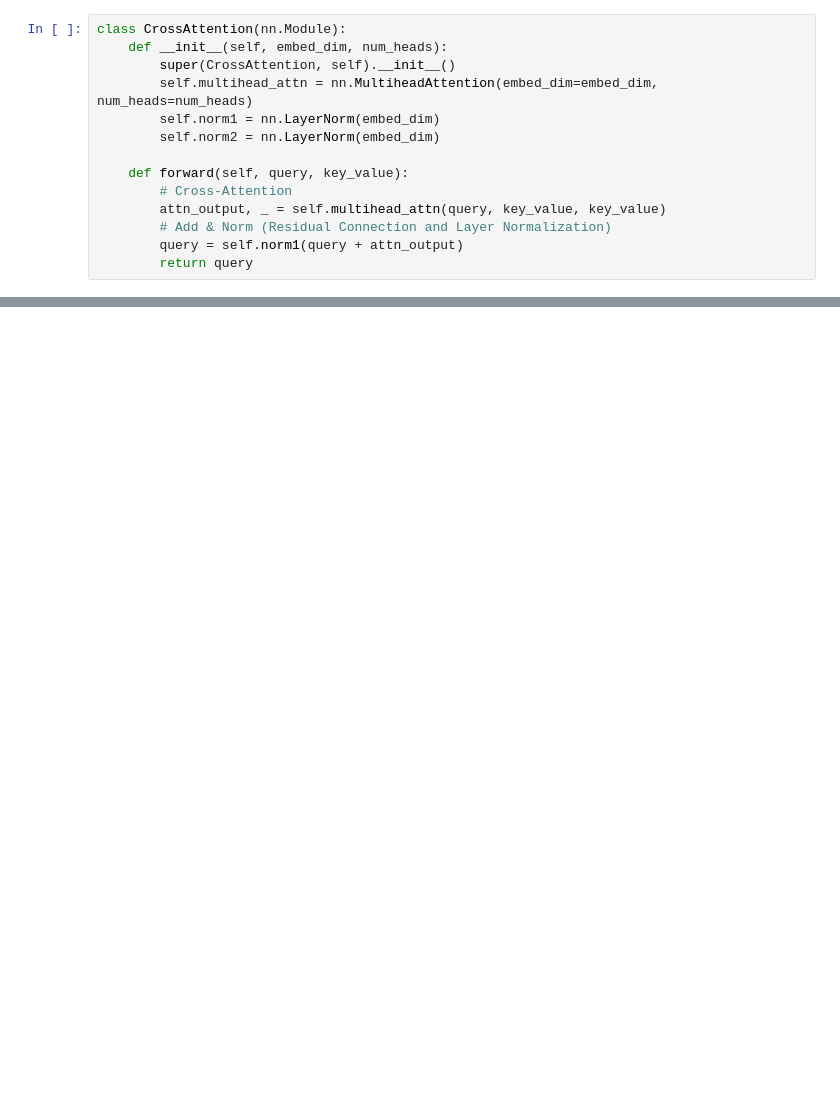
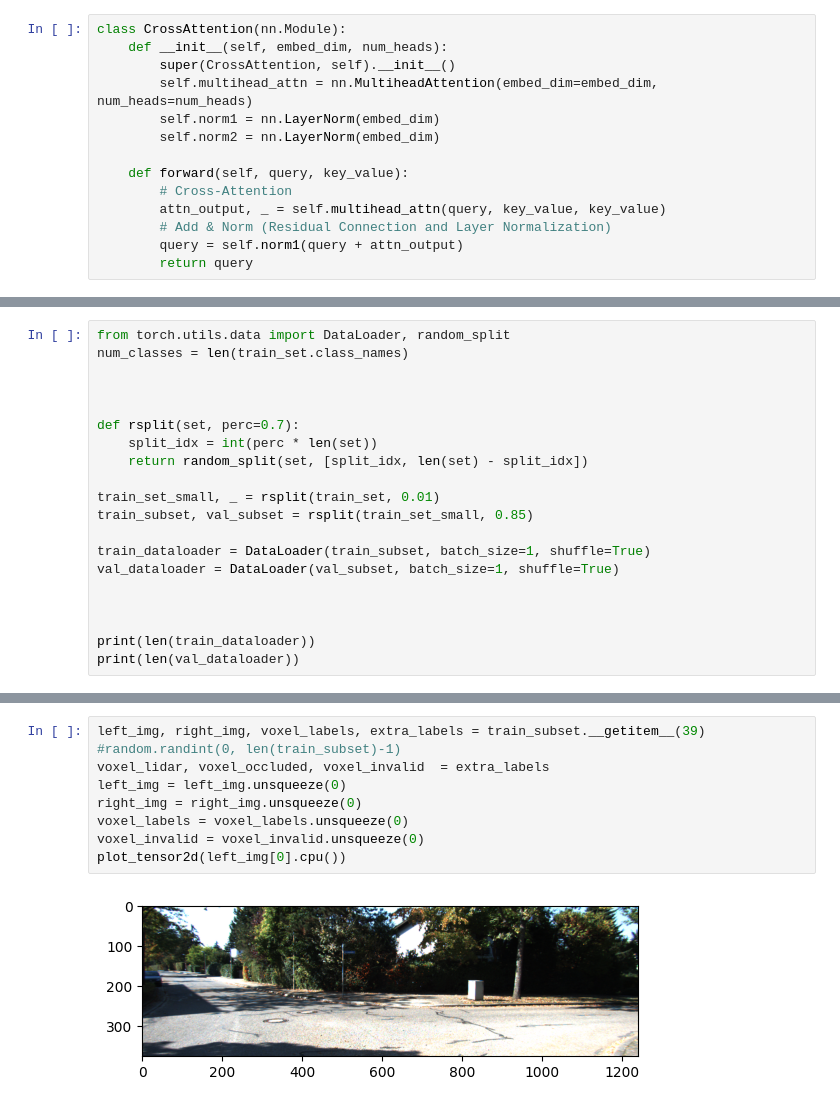
Before and after one commit to zht043/HKU-OccNet, a Jupyter notebook: Experiments/ZHTDanPotFunf.ipynb, the cells around one changed output, grey strips where cells are left out. Drawn from its saved outputs; the diff is of its cells as text; blank space fills up the shorter version.

```diff
--- a/Experiments/ZHTDanPotFunf.ipynb
+++ b/Experiments/ZHTDanPotFunf.ipynb
@@ -628,0 +892,20 @@ class STTR_OCC(nn.Module):
+# %%
+from torch.utils.data import DataLoader, random_split
+num_classes = len(train_set.class_names)
+
+
+
+def rsplit(set, perc=0.7):
+    split_idx = int(perc * len(set))
+    return random_split(set, [split_idx, len(set) - split_idx])
+
+train_set_small, _ = rsplit(train_set, 0.01)
+train_subset, val_subset = rsplit(train_set_small, 0.85)
+
+train_dataloader = DataLoader(train_subset, batch_size=1, shuffle=True)
+val_dataloader = DataLoader(val_subset, batch_size=1, shuffle=True)
+
+
+
+print(len(train_dataloader))
+print(len(val_dataloader))
@@ -628,0 +993,10 @@ class STTR_OCC(nn.Module):
+# %%
+left_img, right_img, voxel_labels, extra_labels = train_subset.__getitem__(39) #random.randint(0, len(train_subset)-1)
+voxel_lidar, voxel_occluded, voxel_invalid  = extra_labels
+left_img = left_img.unsqueeze(0)
+right_img = right_img.unsqueeze(0)
+voxel_labels = voxel_labels.unsqueeze(0)
+voxel_invalid = voxel_invalid.unsqueeze(0)
+plot_tensor2d(left_img[0].cpu())
+# %% [output]
+[figure, added]
```
Also changed, not shown: parts of 61 cells of this notebook, 5 other files.
